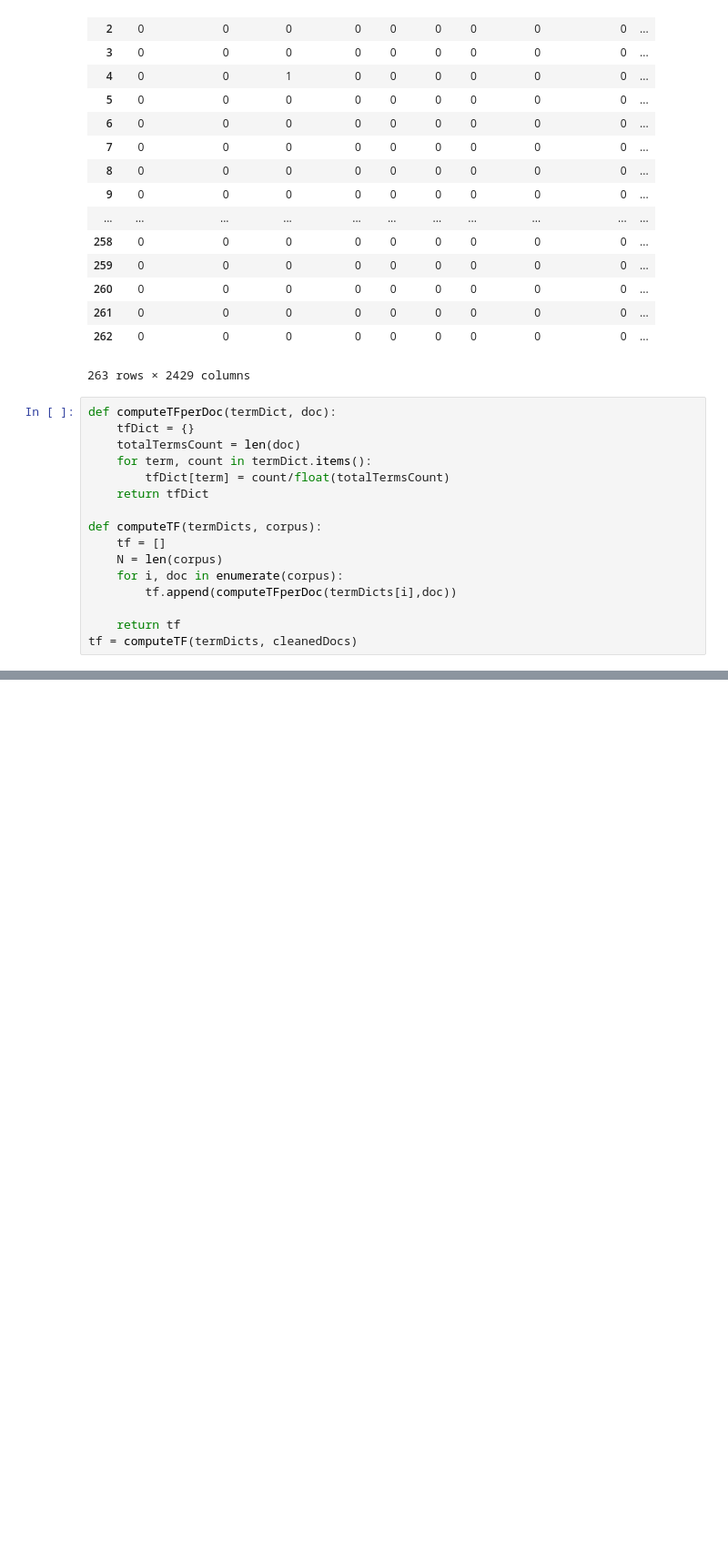
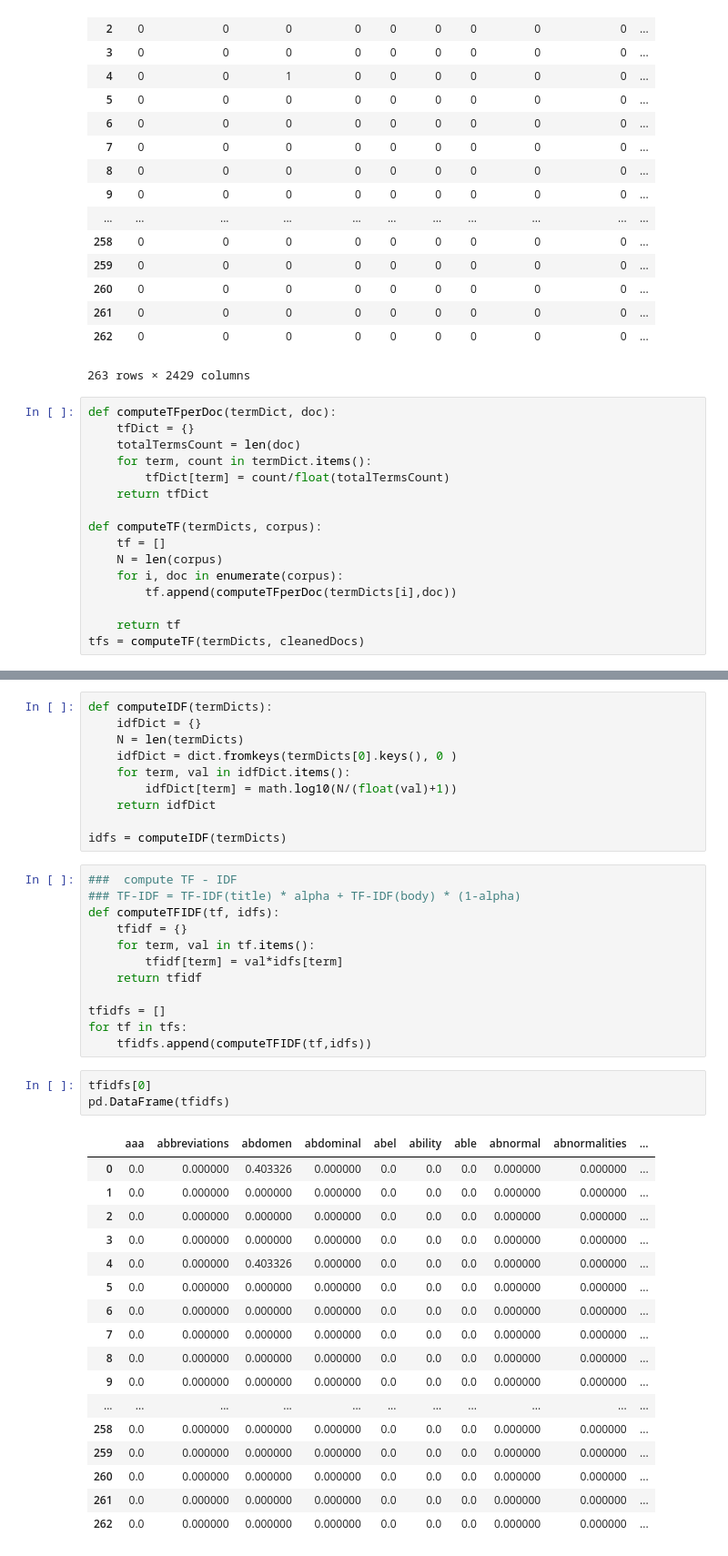
Before and after one commit to rRuseva/IR_mastersCourse, a Jupyter notebook: exercises/TFIDF-v02.ipynb, the cells around one changed output, grey strips where cells are left out. Shown at 91% size. Saved outputs shown, nothing was run; the diff lists cells and outputs as text; blank space fills up the shorter version.

```diff
--- a/exercises/TFIDF-v02.ipynb
+++ b/exercises/TFIDF-v02.ipynb
@@ -188,5 +188,5 @@ def computeTF(termDicts, corpus):
         tf.append(computeTFperDoc(termDicts[i],doc))
 
     return tf
-tf = computeTF(termDicts, cleanedDocs)
+tfs = computeTF(termDicts, cleanedDocs)
 # %%
@@ -212,0 +233,43 @@ pd.DataFrame(tf)
+# %%
+def computeIDF(termDicts):
+    idfDict = {}
+    N = len(termDicts)
+    idfDict = dict.fromkeys(termDicts[0].keys(), 0 )
+    for term, val in idfDict.items():
+        idfDict[term] = math.log10(N/(float(val)+1))
+    return idfDict
+
+idfs = computeIDF(termDicts)
+# %%
+###  compute TF - IDF
+### TF-IDF = TF-IDF(title) * alpha + TF-IDF(body) * (1-alpha)
+def computeTFIDF(tf, idfs):
+    tfidf = {}
+    for term, val in tf.items():
+        tfidf[term] = val*idfs[term]
+    return tfidf
+
+tfidfs = []
+for tf in tfs:
+    tfidfs.append(computeTFIDF(tf,idfs))
+# %%
+tfidfs[0]
+pd.DataFrame(tfidfs)
+# %% [output]
+|  | aaa | abbreviations | abdomen | abdominal | abel | ability | able | abnormal | abnormalities | ... |
+| 0 | 0.0 | 0.000000 | 0.403326 | 0.000000 | 0.0 | 0.0 | 0.0 | 0.000000 | 0.000000 | ... |
+| 1 | 0.0 | 0.000000 | 0.000000 | 0.000000 | 0.0 | 0.0 | 0.0 | 0.000000 | 0.000000 | ... |
+| 2 | 0.0 | 0.000000 | 0.000000 | 0.000000 | 0.0 | 0.0 | 0.0 | 0.000000 | 0.000000 | ... |
+| 3 | 0.0 | 0.000000 | 0.000000 | 0.000000 | 0.0 | 0.0 | 0.0 | 0.000000 | 0.000000 | ... |
+| 4 | 0.0 | 0.000000 | 0.403326 | 0.000000 | 0.0 | 0.0 | 0.0 | 0.000000 | 0.000000 | ... |
+| 5 | 0.0 | 0.000000 | 0.000000 | 0.000000 | 0.0 | 0.0 | 0.0 | 0.000000 | 0.000000 | ... |
+| 6 | 0.0 | 0.000000 | 0.000000 | 0.000000 | 0.0 | 0.0 | 0.0 | 0.000000 | 0.000000 | ... |
+| 7 | 0.0 | 0.000000 | 0.000000 | 0.000000 | 0.0 | 0.0 | 0.0 | 0.000000 | 0.000000 | ... |
+| 8 | 0.0 | 0.000000 | 0.000000 | 0.000000 | 0.0 | 0.0 | 0.0 | 0.000000 | 0.000000 | ... |
+| 9 | 0.0 | 0.000000 | 0.000000 | 0.000000 | 0.0 | 0.0 | 0.0 | 0.000000 | 0.000000 | ... |
+| ... | ... | ... | ... | ... | ... | ... | ... | ... | ... | ... |
+| 258 | 0.0 | 0.000000 | 0.000000 | 0.000000 | 0.0 | 0.0 | 0.0 | 0.000000 | 0.000000 | ... |
+| 259 | 0.0 | 0.000000 | 0.000000 | 0.000000 | 0.0 | 0.0 | 0.0 | 0.000000 | 0.000000 | ... |
+| 260 | 0.0 | 0.000000 | 0.000000 | 0.000000 | 0.0 | 0.0 | 0.0 | 0.000000 | 0.000000 | ... |
+| 261 | 0.0 | 0.000000 | 0.000000 | 0.000000 | 0.0 | 0.0 | 0.0 | 0.000000 | 0.000000 | ... |
+| 262 | 0.0 | 0.000000 | 0.000000 | 0.000000 | 0.0 | 0.0 | 0.0 | 0.000000 | 0.000000 | ... |
```
Also changed, not shown: parts of 3 cells of this notebook, 3 other files.
